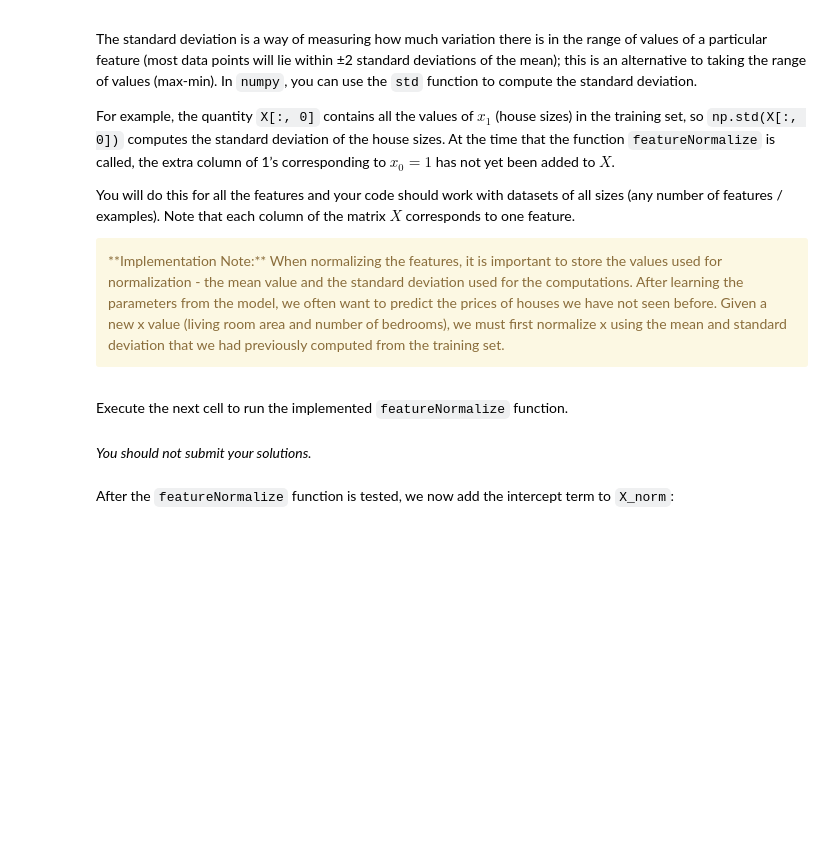
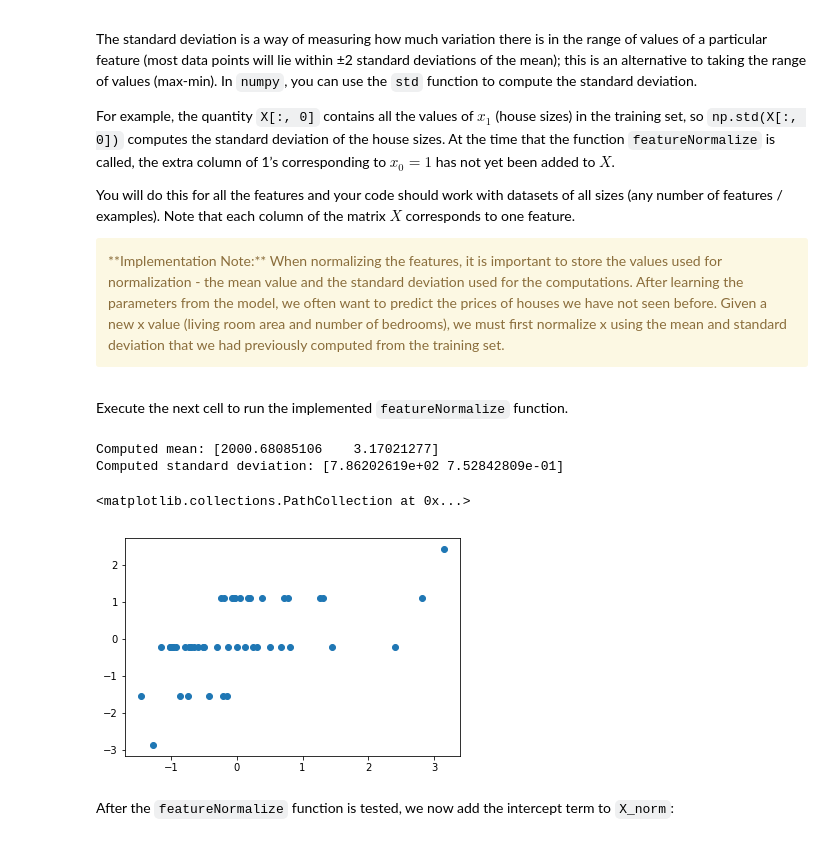
Before and after one commit to Dannynis/DL-ML-DSP, a Jupyter notebook: ml-coursera-python-assignments-master/Exercise1/exercise1.ipynb, the cells around one changed output. Saved outputs shown, nothing was run; the diff lists cells and outputs as text; code cells hidden in the pictures; blank space fills up the shorter version.

```diff
--- a/ml-coursera-python-assignments-master/Exercise1/exercise1.ipynb
+++ b/ml-coursera-python-assignments-master/Exercise1/exercise1.ipynb
@@ -838,6 +856,10 @@ def  featureNormalize(X):
     sigma = np.zeros(X.shape[1])
 
     # =========================== YOUR CODE HERE =====================
+    mu = np.mean(X,axis=0)
+    sigma = np.std(X,axis=0)
+
+    X_norm = (X-mu)/sigma
 
 
     # ================================================================
@@ -850,5 +872,6 @@ X_norm, mu, sigma = featureNormalize(X)
 
 print('Computed mean:', mu)
 print('Computed standard deviation:', sigma)
+# %% [output]
+Computed mean: [2000.68085106    3.17021277]
+Computed standard deviation: [7.86202619e+02 7.52842809e-01]
-# %% [markdown]
-*You should not submit your solutions.*
@@ -858,3 +878,9 @@ grader.grade()
+# %%
+pyplot.scatter(X_norm[:,0],X_norm[:,1])
+# pyplot.scatter(X[:,0],X[:,1])
+# %% [output]
+<matplotlib.collections.PathCollection at 0x...>
+[figure, added]
 # %% [markdown]
 After the `featureNormalize` function is tested, we now add the intercept term to `X_norm`:
 # %%
```
Also changed, not shown: parts of 3 cells of this notebook.
